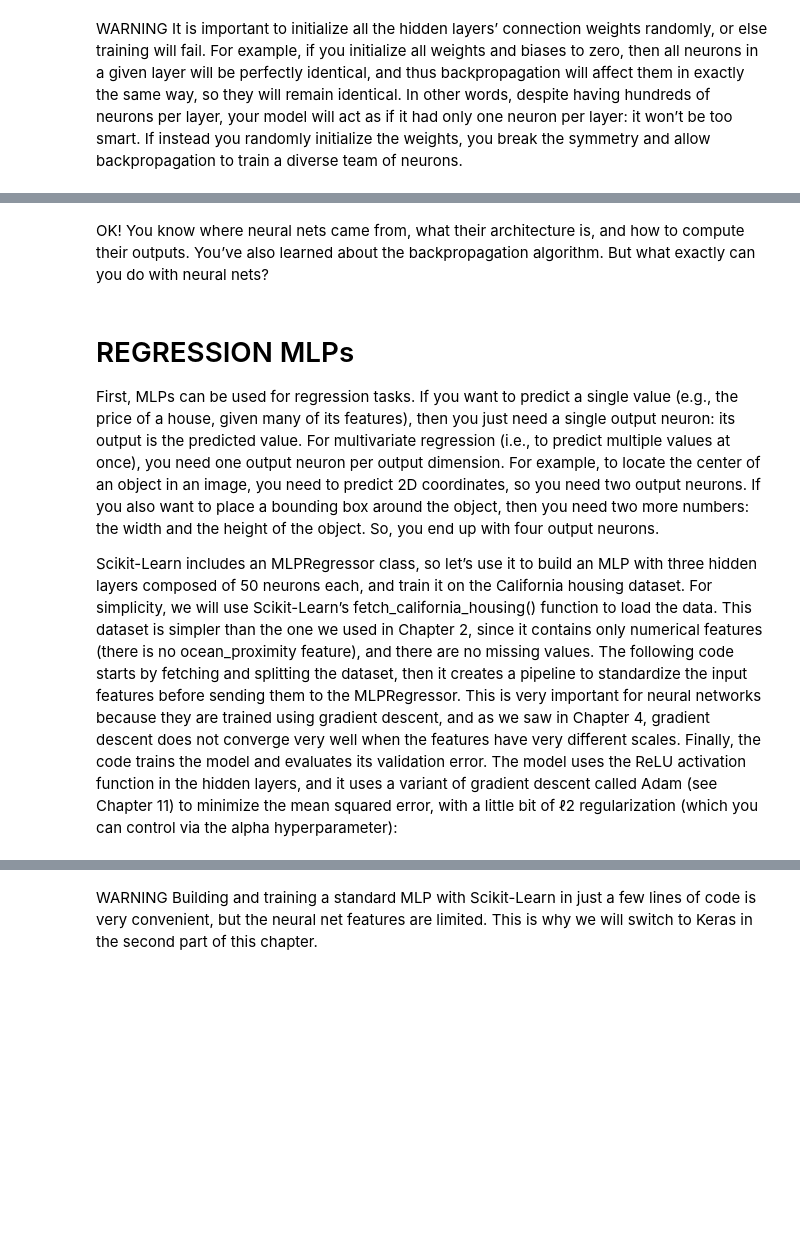
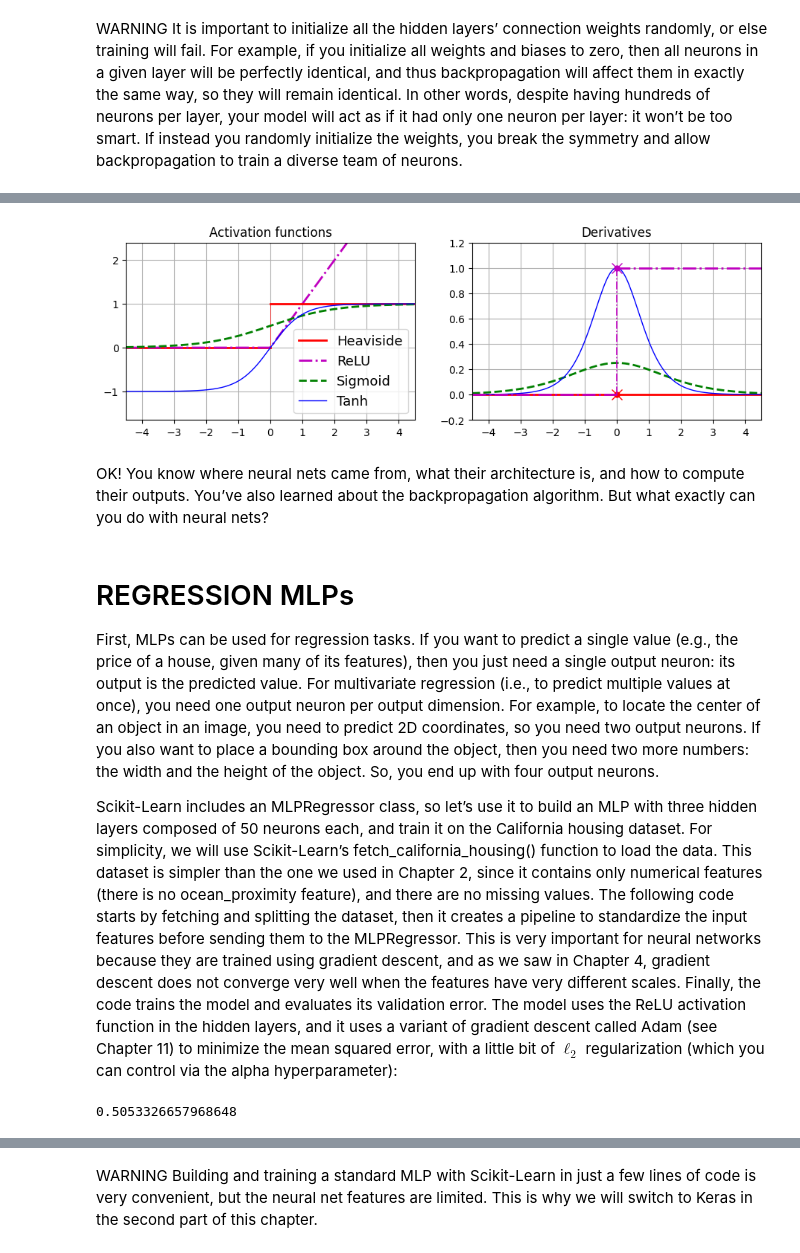
Before and after one commit to Ismaril/training, a Jupyter notebook: AI/ML_DL_book/10_neural_nets_with_keras.ipynb, the cells around one changed output, grey strips where cells are left out. Cells and saved outputs as stored; diff of their text form; code cells hidden in the pictures; blank space fills up the shorter version.

```diff
--- a/AI/ML_DL_book/10_neural_nets_with_keras.ipynb
+++ b/AI/ML_DL_book/10_neural_nets_with_keras.ipynb
@@ -182,12 +242,61 @@ These popular activation functions and their derivatives are represented in Figu
 # %%
+# extra code – this cell generates and saves Figure 10–8
+
+from scipy.special import expit as sigmoid
+
+
+def relu(z):
+    return np.maximum(0, z)
+
+
+def derivative(f, z, eps=0.000001):
+    return (f(z + eps) - f(z - eps)) / (2 * eps)
+
+
+max_z = 4.5
+z = np.linspace(-max_z, max_z, 200)
+
+plt.figure(figsize=(11, 3.1))
+
+plt.subplot(121)
+plt.plot([-max_z, 0], [0, 0], "r-", linewidth=2, label="Heaviside")
+plt.plot(z, relu(z), "m-.", linewidth=2, label="ReLU")
+plt.plot([0, 0], [0, 1], "r-", linewidth=0.5)
+plt.plot([0, max_z], [1, 1], "r-", linewidth=2)
+plt.plot(z, sigmoid(z), "g--", linewidth=2, label="Sigmoid")
+plt.plot(z, np.tanh(z), "b-", linewidth=1, label="Tanh")
+plt.grid(True)
+plt.title("Activation functions")
+plt.axis([-max_z, max_z, -1.65, 2.4])
+plt.gca().set_yticks([-1, 0, 1, 2])
+plt.legend(loc="lower right", fontsize=13)
+
+plt.subplot(122)
+plt.plot(z, derivative(np.sign, z), "r-", linewidth=2, label="Heaviside")
+plt.plot(0, 0, "ro", markersize=5)
+plt.plot(0, 0, "rx", markersize=10)
+plt.plot(z, derivative(sigmoid, z), "g--", linewidth=2, label="Sigmoid")
+plt.plot(z, derivative(np.tanh, z), "b-", linewidth=1, label="Tanh")
+plt.plot([-max_z, 0], [0, 0], "m-.", linewidth=2)
+plt.plot([0, max_z], [1, 1], "m-.", linewidth=2)
+plt.plot([0, 0], [0, 1], "m-.", linewidth=1.2)
+plt.plot(0, 1, "mo", markersize=5)
+plt.plot(0, 1, "mx", markersize=10)
+plt.grid(True)
+plt.title("Derivatives")
+plt.axis([-max_z, max_z, -0.2, 1.2])
+
+plt.show()
 
 # Figure 10-8. Activation functions (left) and their derivatives (right)
+# %% [output]
+[figure, added]
 # %% [markdown]
 OK! You know where neural nets came from, what their architecture is, and how to compute their outputs. You’ve also learned about the backpropagation algorithm. But what exactly can you do with neural nets?
 # %% [markdown]
 # REGRESSION MLPs
 First, MLPs can be used for regression tasks. If you want to predict a single value (e.g., the price of a house, given many of its features), then you just need a single output neuron: its output is the predicted value. For multivariate regression (i.e., to predict multiple values at once), you need one output neuron per output dimension. For example, to locate the center of an object in an image, you need to predict 2D coordinates, so you need two output neurons. If you also want to place a bounding box around the object, then you need two more numbers: the width and the height of the object. So, you end up with four output neurons.
 
-Scikit-Learn includes an MLPRegressor class, so let’s use it to build an MLP with three hidden layers composed of 50 neurons each, and train it on the California housing dataset. For simplicity, we will use Scikit-Learn’s fetch_california_housing() function to load the data. This dataset is simpler than the one we used in Chapter 2, since it contains only numerical features (there is no ocean_proximity feature), and there are no missing values. The following code starts by fetching and splitting the dataset, then it creates a pipeline to standardize the input features before sending them to the MLPRegressor. This is very important for neural networks because they are trained using gradient descent, and as we saw in Chapter 4, gradient descent does not converge very well when the features have very different scales. Finally, the code trains the model and evaluates its validation error. The model uses the ReLU activation function in the hidden layers, and it uses a variant of gradient descent called Adam (see Chapter 11) to minimize the mean squared error, with a little bit of ℓ2 regularization (which you can control via the alpha hyperparameter):
+Scikit-Learn includes an MLPRegressor class, so let’s use it to build an MLP with three hidden layers composed of 50 neurons each, and train it on the California housing dataset. For simplicity, we will use Scikit-Learn’s fetch_california_housing() function to load the data. This dataset is simpler than the one we used in Chapter 2, since it contains only numerical features (there is no ocean_proximity feature), and there are no missing values. The following code starts by fetching and splitting the dataset, then it creates a pipeline to standardize the input features before sending them to the MLPRegressor. This is very important for neural networks because they are trained using gradient descent, and as we saw in Chapter 4, gradient descent does not converge very well when the features have very different scales. Finally, the code trains the model and evaluates its validation error. The model uses the ReLU activation function in the hidden layers, and it uses a variant of gradient descent called Adam (see Chapter 11) to minimize the mean squared error, with a little bit of $\ell_2$ regularization (which you can control via the alpha hyperparameter):
 # %%
 from sklearn.datasets import fetch_california_housing
@@ -211,3 +320,7 @@ rmse = mean_squared_error(y_valid, y_pred, squared=False)  # about 0.505
+# %%
+rmse
+# %% [output]
+0.5053326657968648
 # %% [markdown]
 We get a validation RMSE of about 0.505, which is comparable to what you would get with a random forest classifier. Not too bad for a first try!
 
```
Also changed, not shown: parts of 133 cells of this notebook.
